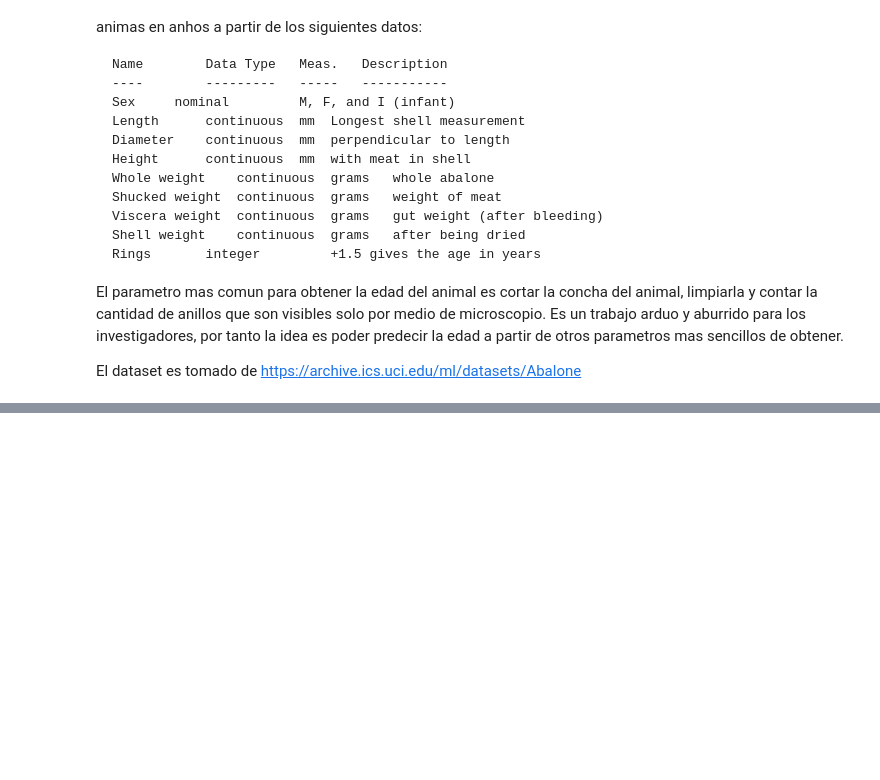
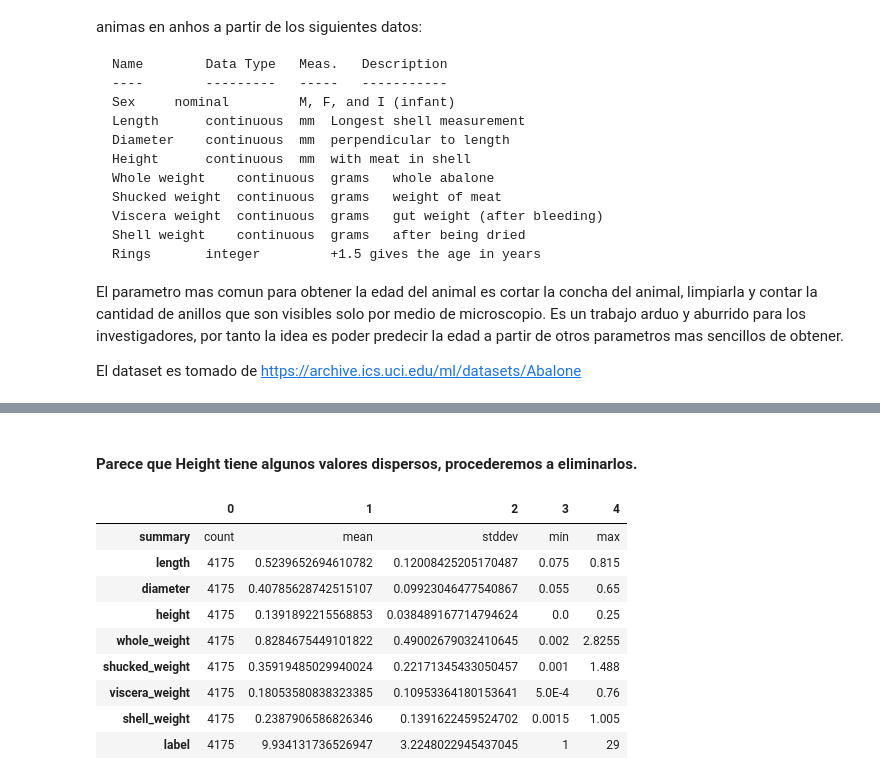
Before and after one commit to scmaverick/DataScienceTEC, a Jupyter notebook: BigData/Proyecto/ProyectoFinal-SergioCastillo.ipynb, the cells around one changed output, grey strips where cells are left out. Saved outputs shown, nothing was run; the diff lists cells and outputs as text; code cells hidden in the pictures; blank space fills up the shorter version.

```diff
--- a/BigData/Proyecto/ProyectoFinal-SergioCastillo.ipynb
+++ b/BigData/Proyecto/ProyectoFinal-SergioCastillo.ipynb
@@ -58,0 +139,16 @@ Py4JJavaError: An error occurred while calling o133.load.
+# %% [markdown]
+#### Parece que Height tiene algunos valores dispersos, procederemos a eliminarlos.
+# %%
+encoded = encoded.where(encoded.height < 0.32)
+encoded.describe().toPandas().transpose()
+# %% [output]
+|  | 0 | 1 | 2 | 3 | 4 |
+| summary | count | mean | stddev | min | max |
+| length | 4175 | 0.5239652694610782 | 0.12008425205170487 | 0.075 | 0.815 |
+| diameter | 4175 | 0.40785628742515107 | 0.09923046477540867 | 0.055 | 0.65 |
+| height | 4175 | 0.1391892215568853 | 0.038489167714794624 | 0.0 | 0.25 |
+| whole_weight | 4175 | 0.8284675449101822 | 0.49002679032410645 | 0.002 | 2.8255 |
+| shucked_weight | 4175 | 0.35919485029940024 | 0.22171345433050457 | 0.001 | 1.488 |
+| viscera_weight | 4175 | 0.18053580838323385 | 0.10953364180153641 | 5.0E-4 | 0.76 |
+| shell_weight | 4175 | 0.2387906586826346 | 0.1391622459524702 | 0.0015 | 1.005 |
+| label | 4175 | 9.934131736526947 | 3.2248022945437045 | 1 | 29 |
```
Also changed, not shown: parts of 33 cells of this notebook.
